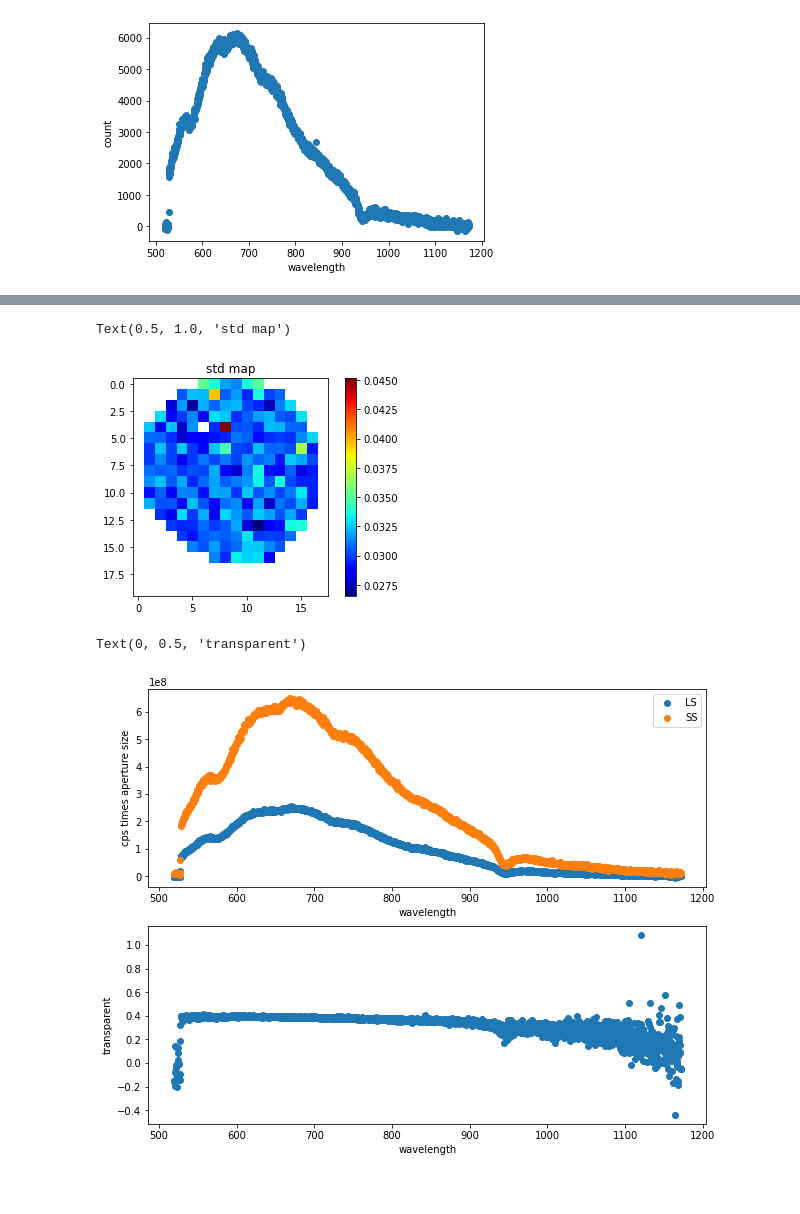
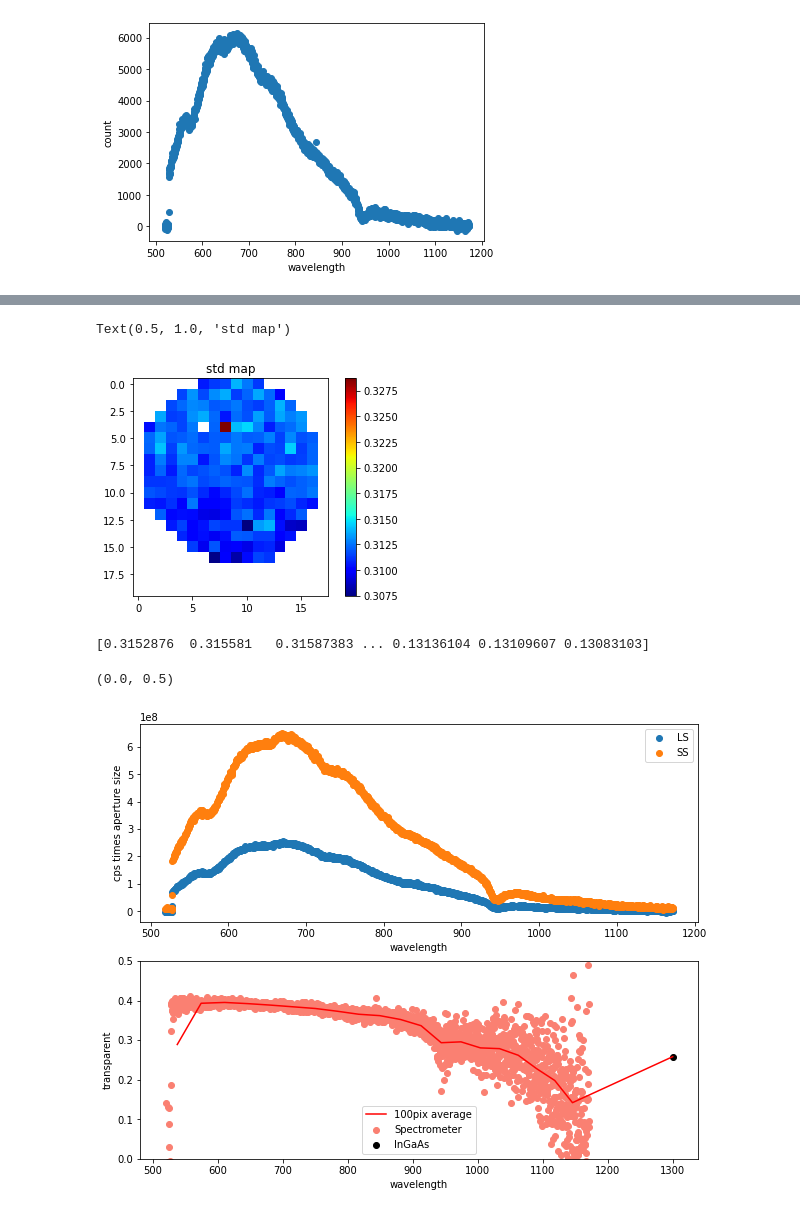
Before and after one commit to RH-REP/CIBER2, a Jupyter notebook: make_map.ipynb, the cells around one changed output, grey strips where cells are left out. Saved outputs shown, nothing was run; the diff lists cells and outputs as text; code cells hidden in the pictures.

```diff
--- a/make_map.ipynb
+++ b/make_map.ipynb
@@ -78,7 +78,7 @@ for i in sorted(str_set):
 #     print(i)
     _,waves,count_light =spec_reader.read_data_set(light_data_dict[i])
     _,_,count_dark =spec_reader.read_data_set(dark_data_dict[i])
-    peak_cut_data = (count_light-count_dark)[500:550]
+    peak_cut_data = (count_light-count_dark)[500:1000]
     ind = np.where(scan_map_index ==i)
     data_map[ind] = np.nanmean(peak_cut_data)
     data_std_map[ind] = np.std(peak_cut_data)
@@ -100,7 +120,7 @@ fig.colorbar(im, ax=ax)
 ax.set_title("std map")
 # %% [output]
 Text(0.5, 1.0, 'std map')
-[figure, old version]
+[figure, new version]
 # %%
 import os
 import pandas as pd
@@ -135,33 +155,59 @@ for i in sorted(str_set):
 wave,measured_cps_LS = spec_reader.get_cps_2(light_data_dict[110],dark_data_dict[110])
 
 fig,axs = plt.subplots(2,)
 fig.set_size_inches(10,8)
 
 ax = axs[0]
 measured_cps_times_aperture_LS = measured_cps_LS*(330**2*math.pi)
 ax.scatter(wave,measured_cps_times_aperture_LS,label="LS")
 
 
 home_directory = os.environ['HOME']
 data_folder = home_directory + "/Data/spectrometer/LS_scan/Small_Sphere_Readings_02062022"
 
 light_data_SS = sorted(glob.glob(data_folder+"/Light/*"),reverse=True)
 dark_data_SS = sorted(glob.glob(data_folder+"/Dark/*"),reverse=True)
 
 wave,measured_cps_SS =  spec_reader.get_cps_2(light_data_SS,dark_data_SS)
 measured_cps_times_aperture_SS = measured_cps_SS*(25.4**2*math.pi)
 
 ax.scatter(wave,measured_cps_times_aperture_SS,label="SS")
 ax.set_xlabel("wavelength")
 ax.set_ylabel("cps times aperture size")
 ax.legend()
 
 ax2 = axs[1]
 transparent = measured_cps_times_aperture_LS/measured_cps_times_aperture_SS
-ax2.scatter(wave,transparent)
+ax2.scatter(wave,transparent,c='salmon',label="Spectrometer")
+ax2.scatter(1225,0.258326669,c='black',label="InGaAs")
+coe=np.polyfit(wave, transparent, 3)
+y = np.poly1d(coe)(wave)
+print(y)
+wave_binned = []
+ts_binned = []
+ts_tmp = []
+for i,t in enumerate(transparent):
+    ts_tmp.append(t)
+    if i%100 == 99:
+        wave_binned.append(wave[i-50])
+        ts_binned.append(np.average(ts_tmp))
+        ts_tmp = []
 
+ts_binned.append(0.258326669)
+wave_binned.append(1225)
+
+ts_binned_np = np.array(ts_binned)
+wave_binned_np = np.array(wave_binned)
+# print(ts_binned)
+# print(wave_binned)
+ax2.plot(wave_binned_np,ts_binned_np,c='red',label="100pix average")
+# ax2.scatter(wave,y,c='maroon',label="Spectrometer")
+# print(coe)
+ax2.legend()
 ax2.set_xlabel("wavelength")
 ax2.set_ylabel("transparent")
+ax2.set_ylim(0,0.5)
 # %% [output]
-Text(0, 0.5, 'transparent')
+[0.3152876  0.315581   0.31587383 ... 0.13136104 0.13109607 0.13083103]
+(0.0, 0.5)
-[figure, old version]
+[figure, new version]
```
Also changed, not shown: parts of 2 cells of this notebook, 25 other files.
